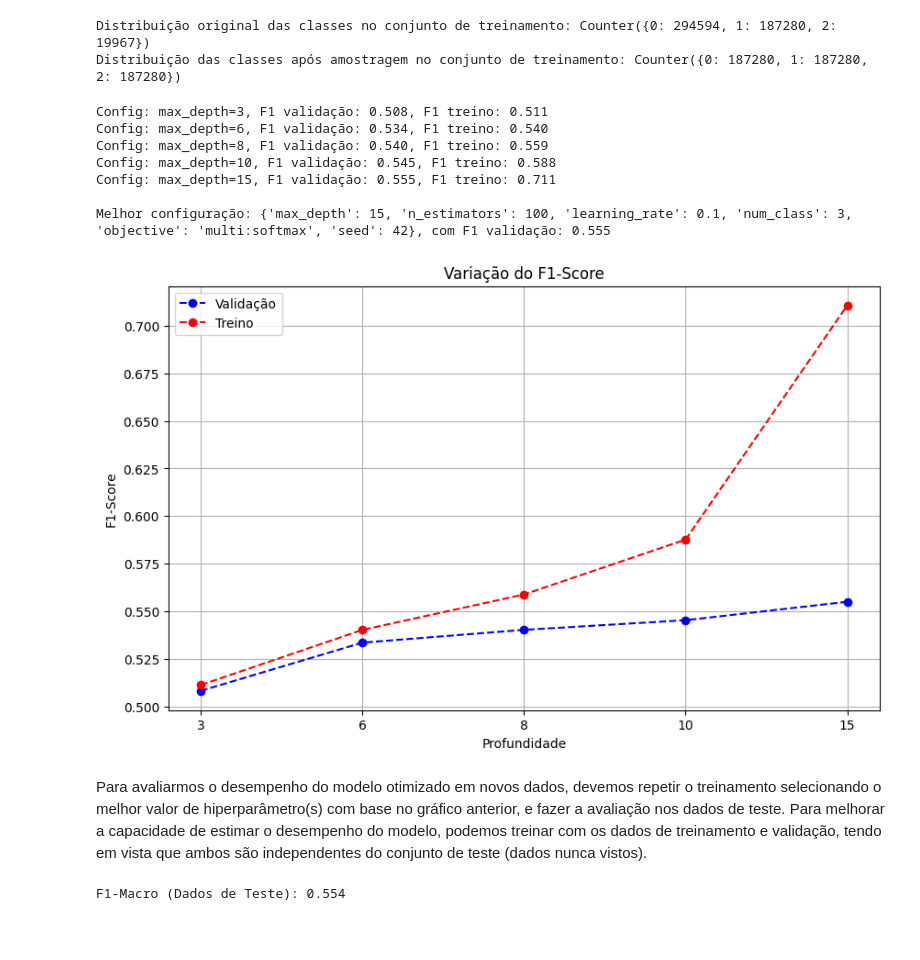
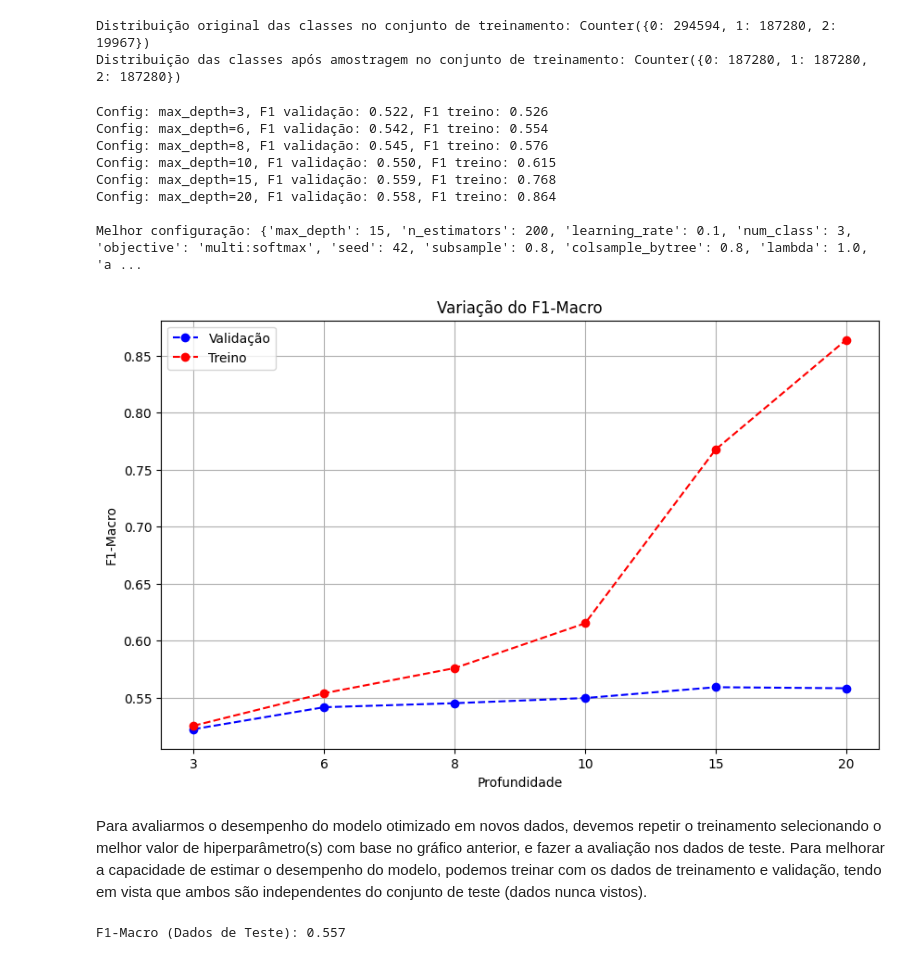
Before and after one commit to gct02/TrabalhoPraticoML, a Jupyter notebook: src/gradient_boosting.ipynb, the cells around one changed output. Saved outputs shown, nothing was run; the diff lists cells and outputs as text; code cells hidden in the pictures; blank space fills up the shorter version.

```diff
--- a/src/gradient_boosting.ipynb
+++ b/src/gradient_boosting.ipynb
@@ -38,16 +38,21 @@ Na célula seguinte são definidas constantes utilitárias diversas que serão u
 # %%
 random_state = 42
 
-max_depths = [3, 6, 8, 10, 15]
+max_depths = [3, 6, 8, 10, 15, 20]
 
 configs_to_test = [
     {
         "max_depth": max_depth,
-        "n_estimators": 100,
+        "n_estimators": 200,
         "learning_rate": 0.1,
         "num_class": 3,
         "objective": "multi:softmax",
-        "seed": random_state
+        "seed": random_state,
+        "subsample": 0.8,
+        "colsample_bytree": 0.8,
+        "lambda": 1.0,
+        "alpha": 0.0
+
     }
     for max_depth in max_depths
 ]
@@ -152,27 +157,30 @@ for i, config in enumerate(configs_to_test):
 best_config = configs_to_test[best_config_index]
 print(f"\nMelhor configuração: {best_config}, com F1 validação: {max_f1_valid:.3f}")
 # %% [output]
-Config: max_depth=3, F1 validação: 0.508, F1 treino: 0.511
-Config: max_depth=6, F1 validação: 0.534, F1 treino: 0.540
-Config: max_depth=8, F1 validação: 0.540, F1 treino: 0.559
-Config: max_depth=10, F1 validação: 0.545, F1 treino: 0.588
-Config: max_depth=15, F1 validação: 0.555, F1 treino: 0.711
+Config: max_depth=3, F1 validação: 0.522, F1 treino: 0.526
+Config: max_depth=6, F1 validação: 0.542, F1 treino: 0.554
+Config: max_depth=8, F1 validação: 0.545, F1 treino: 0.576
+Config: max_depth=10, F1 validação: 0.550, F1 treino: 0.615
+Config: max_depth=15, F1 validação: 0.559, F1 treino: 0.768
+Config: max_depth=20, F1 validação: 0.558, F1 treino: 0.864
 
-Melhor configuração: {'max_depth': 15, 'n_estimators': 100, 'learning_rate': 0.1, 'num_class': 3, 'objective': 'multi:softmax', 'seed': 42}, com F1 validação: 0.555
+Melhor configuração: {'max_depth': 15, 'n_estimators': 200, 'learning_rate': 0.1, 'num_class': 3, 'objective': 'multi:softmax', 'seed': 42, 'subsample': 0.8, 'colsample_bytree': 0.8, 'lambda': 1.0, 'a ...
 # %%
 max_depths_as_labels = [str(cfg["max_depth"]) for cfg in configs_to_test]
 
-plt.figure(figsize=(10,6))
+plt.figure(figsize=(10, 6))
 plt.plot(max_depths_as_labels, f1_scores_valid, marker='o', linestyle='--', color='b', label='Validação')
 plt.plot(max_depths_as_labels, f1_scores_train, marker='o', linestyle='--', color='r', label='Treino')
-plt.title('Variação do F1-Score')
+plt.title('Variação do F1-Macro')
 plt.xlabel('Profundidade')
-plt.ylabel('F1-Score')
+plt.ylabel('F1-Macro')
 plt.legend()
 plt.grid(True)
+
+plt.savefig("../figures/xgb_f1_vs_depth.pdf")
 plt.show()
 # %% [output]
-[figure, old version]
+[figure, new version]
 # %% [markdown]
 Para avaliarmos o desempenho do modelo otimizado em novos dados, devemos repetir o treinamento selecionando o melhor valor de hiperparâmetro(s) com base no gráfico anterior, e fazer a avaliação nos dados de teste.
 Para melhorar a capacidade de estimar o desempenho do modelo, podemos treinar com os dados de treinamento e validação, tendo em vista que ambos são independentes do conjunto de teste (dados nunca vistos).
@@ -192,8 +200,6 @@ pipeline = Pipeline([
 
 X_train_final, y_train_final = pipeline.fit_resample(X_train_full, y_train_full)
 
-best_config = {'max_depth': 15, 'n_estimators': 100, 'learning_rate': 0.1, 'num_class': 3, 'objective': 'multi:softmax', 'seed': 42}
-
 dt = XGBClassifier(**best_config)
 dt.fit(X_train_final, y_train_final)
 
@@ -202,6 +208,6 @@ y_pred = dt.predict(X_test)
 f1_test = f1_score(y_test, y_pred, average='macro', zero_division=0)
 print(f"F1-Macro (Dados de Teste): {f1_test:.3f}")
 # %% [output]
-F1-Macro (Dados de Teste): 0.554
+F1-Macro (Dados de Teste): 0.557
 # %%
 ConfusionMatrixDisplay.from_predictions(y_test, y_pred, display_labels=target_names, cmap=plt.cm.Blues)
```
Also changed, not shown: parts of 5 cells of this notebook, 21 other files.
